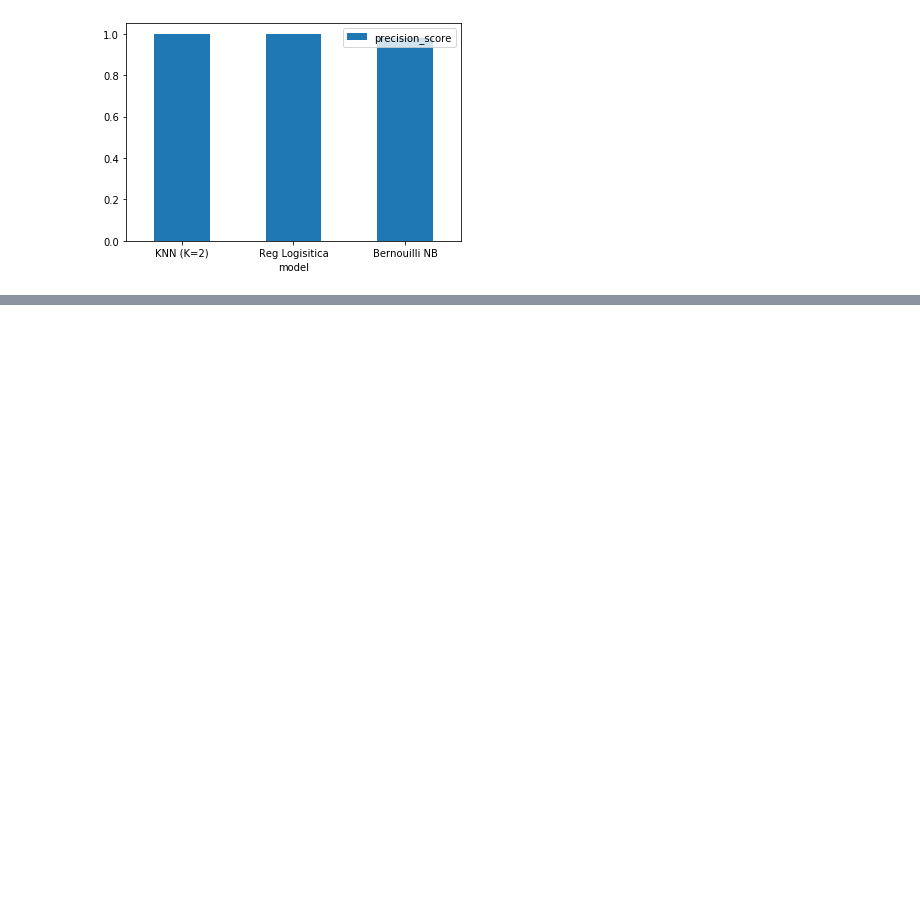
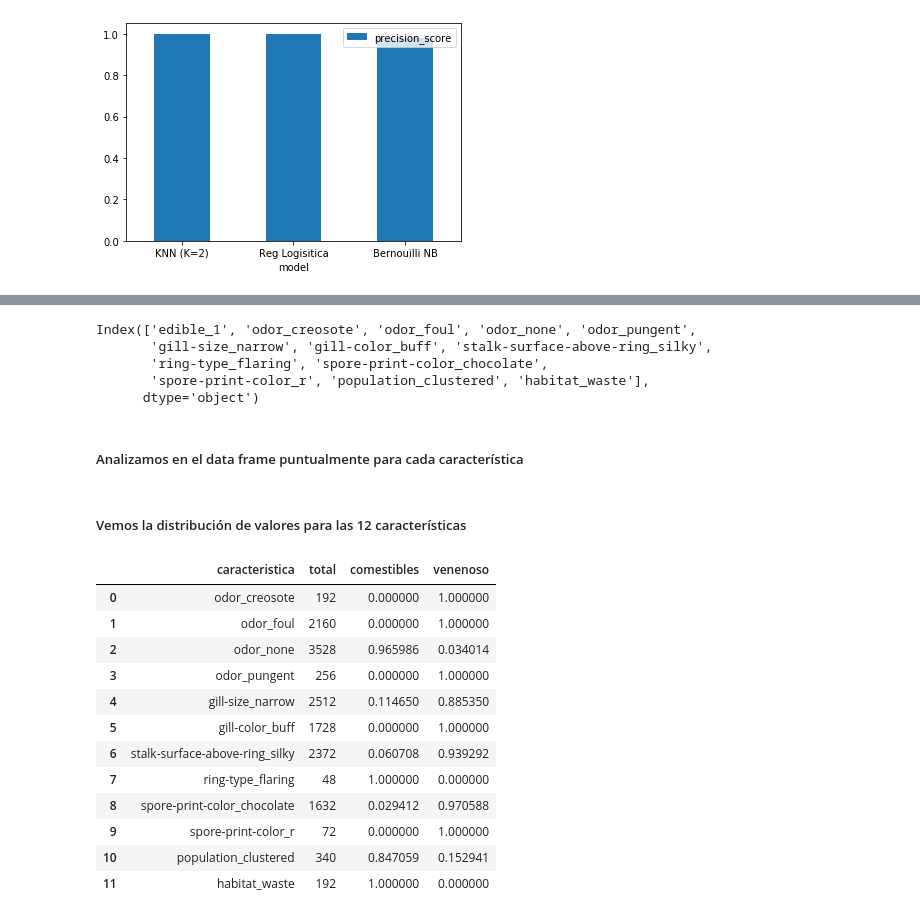
Before and after one commit to rdgagliano/DataScience-Grupo3, a Jupyter notebook: _01_Mushrooms Análisis Ini-Pipelines.ipynb, the cells around one changed output, grey strips where cells are left out. Drawn from its saved outputs; the diff is of its cells as text; code cells hidden in the pictures; blank space fills up the shorter version.

```diff
--- a/_01_Mushrooms Análisis Ini-Pipelines.ipynb
+++ b/_01_Mushrooms Análisis Ini-Pipelines.ipynb
@@ -746,0 +751,27 @@ ax = df_precision.plot.bar(x='model', y='precision_score', rot=0)
+# %%
+mushroomsdummies_features_selected.columns
+# %% [output]
+Index(['edible_1', 'odor_creosote', 'odor_foul', 'odor_none', 'odor_pungent',
+       'gill-size_narrow', 'gill-color_buff', 'stalk-surface-above-ring_silky',
+       'ring-type_flaring', 'spore-print-color_chocolate',
+       'spore-print-color_r', 'population_clustered', 'habitat_waste'],
+      dtype='object')
+# %% [markdown]
+##### Analizamos en el data frame puntualmente para cada característica
+# %%
+#metodo que retorna en porcentajes los valores de si es comestible y si es venenoso, analizando todo el dataframe
+def getTotalValuesForColumns(dataframe, columnNames):
+
+    arrayValues = []
+
+    for columnName in columnNames:
+        totalConCaracteristica = len(dataframe[(dataframe[columnName]==1)])
+        totalConCaracteristicaComestible = len(dataframe[(dataframe[columnName]==1) & (dataframe['edible_1']==1)])
+        totalConCaracteristicaVenenoso = len(dataframe[(dataframe[columnName]==1) & (dataframe['edible_1']==0)])
+
+        row = {'caracteristica':columnName,'total':totalConCaracteristica, 'comestibles':totalConCaracteristicaComestible/totalConCaracteristica, 'venenoso':totalConCaracteristicaVenenoso/totalConCaracteristica}
+        arrayValues.append(row)
+
+    dfResult = pd.DataFrame(arrayValues)
+
+    return dfResult
@@ -746,0 +783,18 @@ ax = df_precision.plot.bar(x='model', y='precision_score', rot=0)
+# %% [markdown]
+##### Vemos la distribución de valores para las 12 características
+# %%
+grafico
+# %% [output]
+|  | caracteristica | total | comestibles | venenoso |
+| 0 | odor_creosote | 192 | 0.000000 | 1.000000 |
+| 1 | odor_foul | 2160 | 0.000000 | 1.000000 |
+| 2 | odor_none | 3528 | 0.965986 | 0.034014 |
+| 3 | odor_pungent | 256 | 0.000000 | 1.000000 |
+| 4 | gill-size_narrow | 2512 | 0.114650 | 0.885350 |
+| 5 | gill-color_buff | 1728 | 0.000000 | 1.000000 |
+| 6 | stalk-surface-above-ring_silky | 2372 | 0.060708 | 0.939292 |
+| 7 | ring-type_flaring | 48 | 1.000000 | 0.000000 |
+| 8 | spore-print-color_chocolate | 1632 | 0.029412 | 0.970588 |
+| 9 | spore-print-color_r | 72 | 0.000000 | 1.000000 |
+| 10 | population_clustered | 340 | 0.847059 | 0.152941 |
+| 11 | habitat_waste | 192 | 1.000000 | 0.000000 |
```
Also changed, not shown: parts of 11 cells of this notebook, 1 other file.
